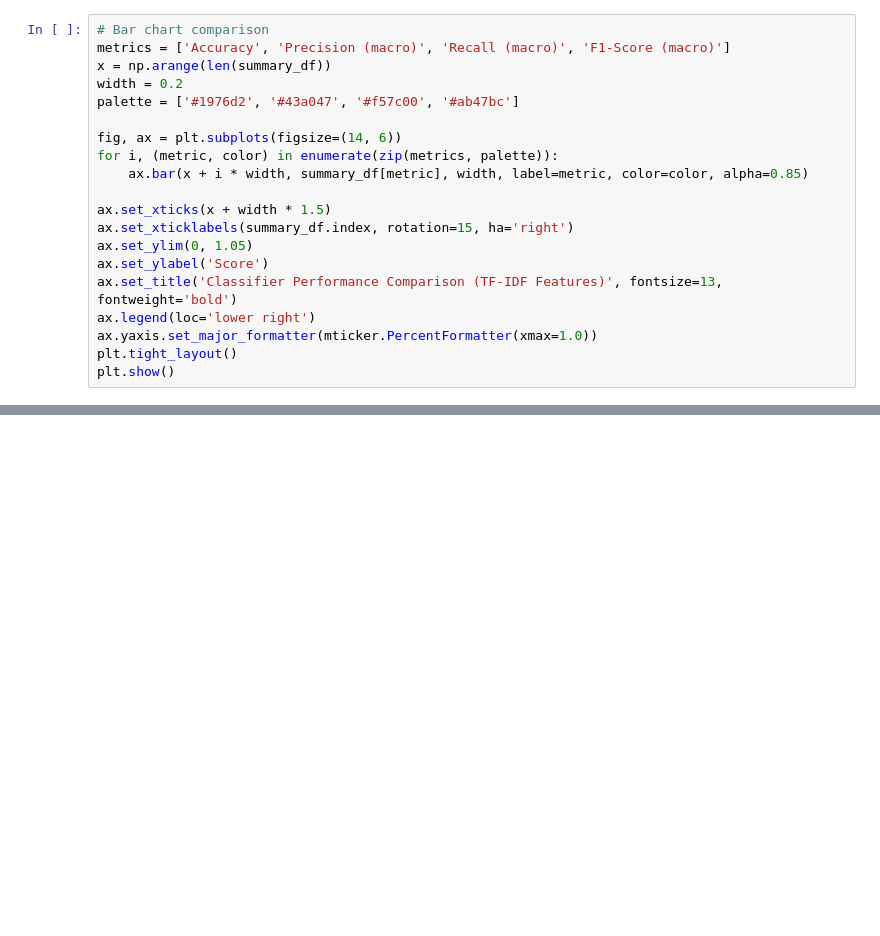
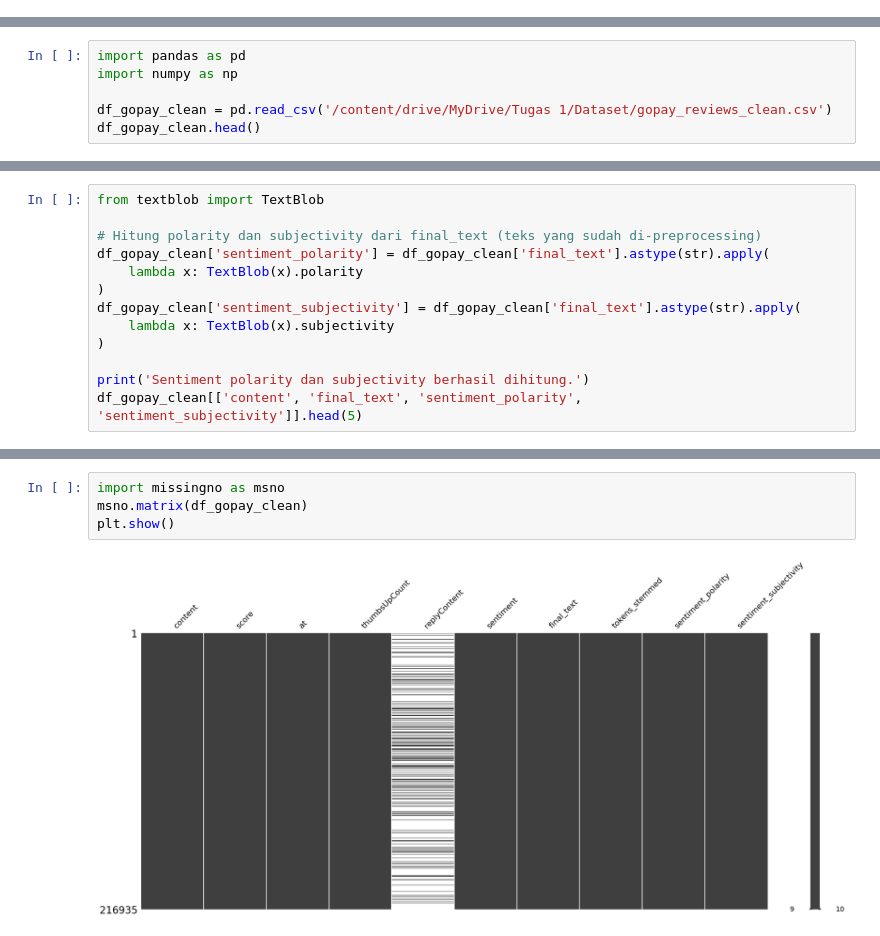
Before and after one commit to mhmdrazn/GopaySentimentReview, a Jupyter notebook: Notebook/4-Gopay-Review-Sentiment-Analysis.ipynb, the cells around one changed output, grey strips where cells are left out. Cells and saved outputs as stored; diff of their text form; blank space fills up the shorter version.

```diff
--- a/Notebook/4-Gopay-Review-Sentiment-Analysis.ipynb
+++ b/Notebook/4-Gopay-Review-Sentiment-Analysis.ipynb
@@ -261,20 +14,0 @@ summary_df
-# %%
-# Bar chart comparison
-metrics = ['Accuracy', 'Precision (macro)', 'Recall (macro)', 'F1-Score (macro)']
-x = np.arange(len(summary_df))
-width = 0.2
-palette = ['#1976d2', '#43a047', '#f57c00', '#ab47bc']
-
-fig, ax = plt.subplots(figsize=(14, 6))
-for i, (metric, color) in enumerate(zip(metrics, palette)):
-    ax.bar(x + i * width, summary_df[metric], width, label=metric, color=color, alpha=0.85)
-
-ax.set_xticks(x + width * 1.5)
-ax.set_xticklabels(summary_df.index, rotation=15, ha='right')
-ax.set_ylim(0, 1.05)
-ax.set_ylabel('Score')
-ax.set_title('Classifier Performance Comparison (TF-IDF Features)', fontsize=13, fontweight='bold')
-ax.legend(loc='lower right')
-ax.yaxis.set_major_formatter(mticker.PercentFormatter(xmax=1.0))
-plt.tight_layout()
-plt.show()
@@ -411,0 +15,6 @@ df_sentiment.head(5)
+# %%
+import pandas as pd
+import numpy as np
+
+df_gopay_clean = pd.read_csv('/content/drive/MyDrive/Tugas 1/Dataset/gopay_reviews_clean.csv')
+df_gopay_clean.head()
@@ -411,0 +50,13 @@ df_sentiment.head(5)
+# %%
+from textblob import TextBlob
+
+# Hitung polarity dan subjectivity dari final_text (teks yang sudah di-preprocessing)
+df_gopay_clean['sentiment_polarity'] = df_gopay_clean['final_text'].astype(str).apply(
+    lambda x: TextBlob(x).polarity
+)
+df_gopay_clean['sentiment_subjectivity'] = df_gopay_clean['final_text'].astype(str).apply(
+    lambda x: TextBlob(x).subjectivity
+)
+
+print('Sentiment polarity dan subjectivity berhasil dihitung.')
+df_gopay_clean[['content', 'final_text', 'sentiment_polarity', 'sentiment_subjectivity']].head(5)
@@ -411,0 +163,6 @@ df_sentiment.head(5)
+# %%
+import missingno as msno
+msno.matrix(df_gopay_clean)
+plt.show()
+# %% [output]
+[figure, added]
```
Also changed, not shown: parts of 62 cells of this notebook, 10 other files.
